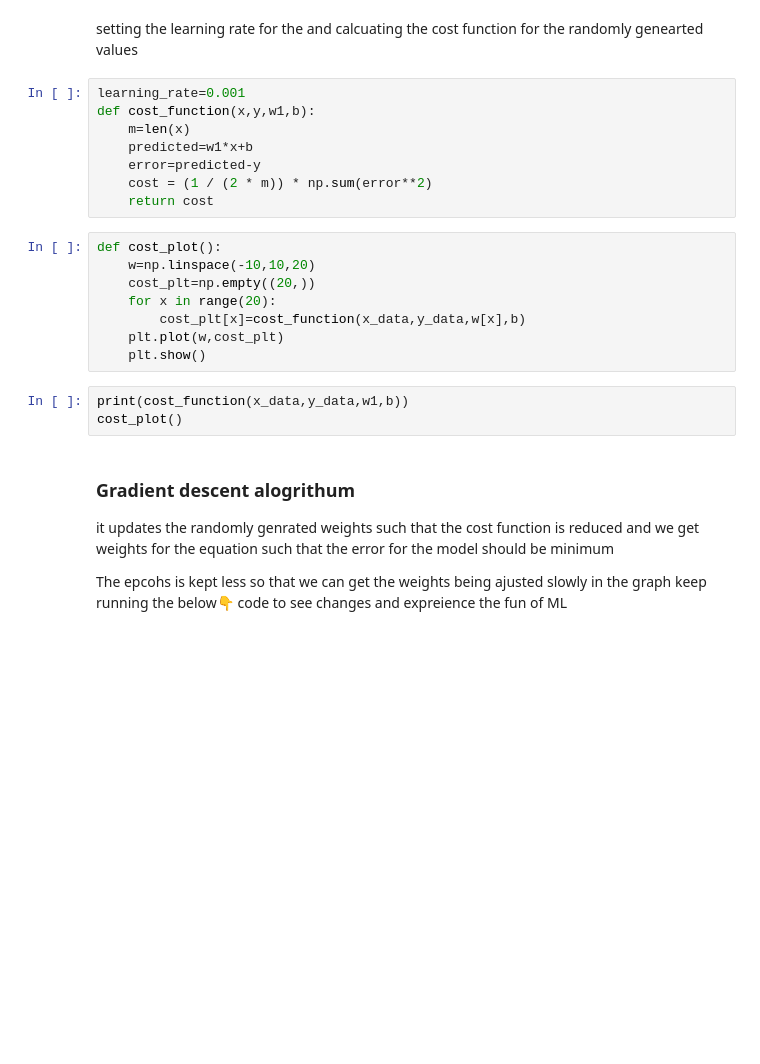
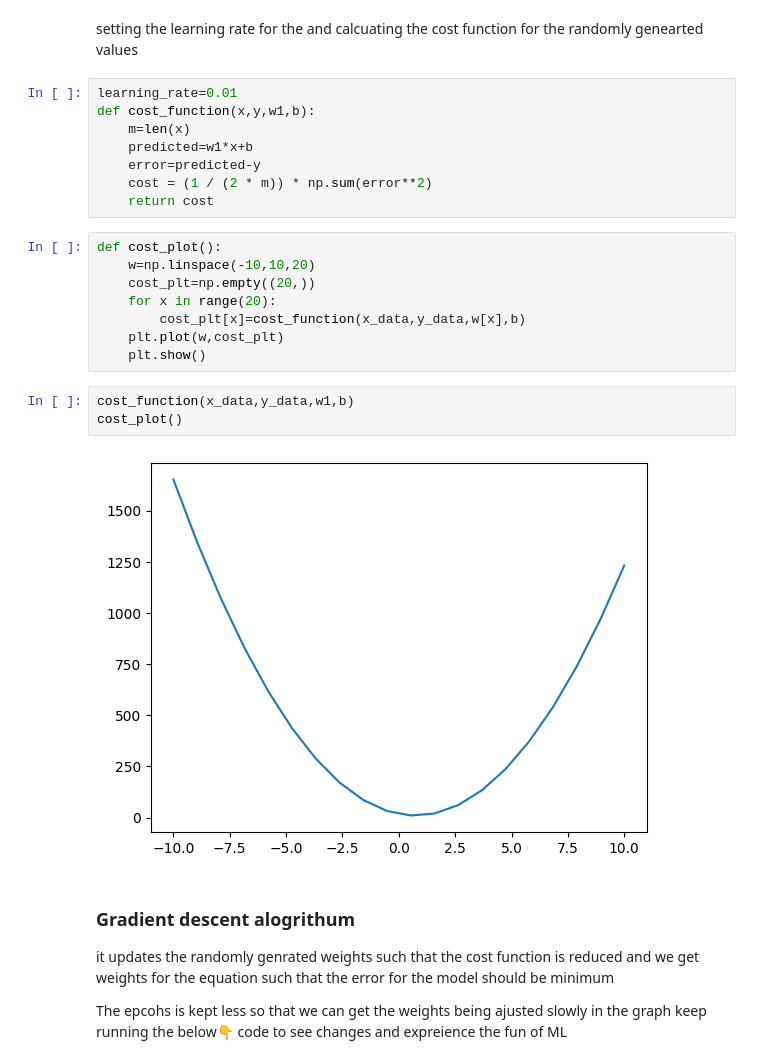
Before and after one commit to AbhijeetJ-512/ML, a Jupyter notebook: ml/linear.ipynb, the cells around one changed output. Saved outputs shown, nothing was run; the diff lists cells and outputs as text; blank space fills up the shorter version.

```diff
--- a/ml/linear.ipynb
+++ b/ml/linear.ipynb
@@ -31,7 +39,7 @@ plotting()
 # %% [markdown]
 setting the learning rate for the and calcuating the cost function for the randomly genearted values
 # %%
-learning_rate=0.001
+learning_rate=0.01
 def cost_function(x,y,w1,b):
     m=len(x)
     predicted=w1*x+b
@@ -47,8 +55,10 @@ def cost_plot():
     plt.plot(w,cost_plt)
     plt.show()
 # %%
-print(cost_function(x_data,y_data,w1,b))
+cost_function(x_data,y_data,w1,b)
 cost_plot()
+# %% [output]
+[figure, added]
 # %% [markdown]
 ### Gradient descent alogrithum
 
```
Also changed, not shown: parts of 4 cells of this notebook.
